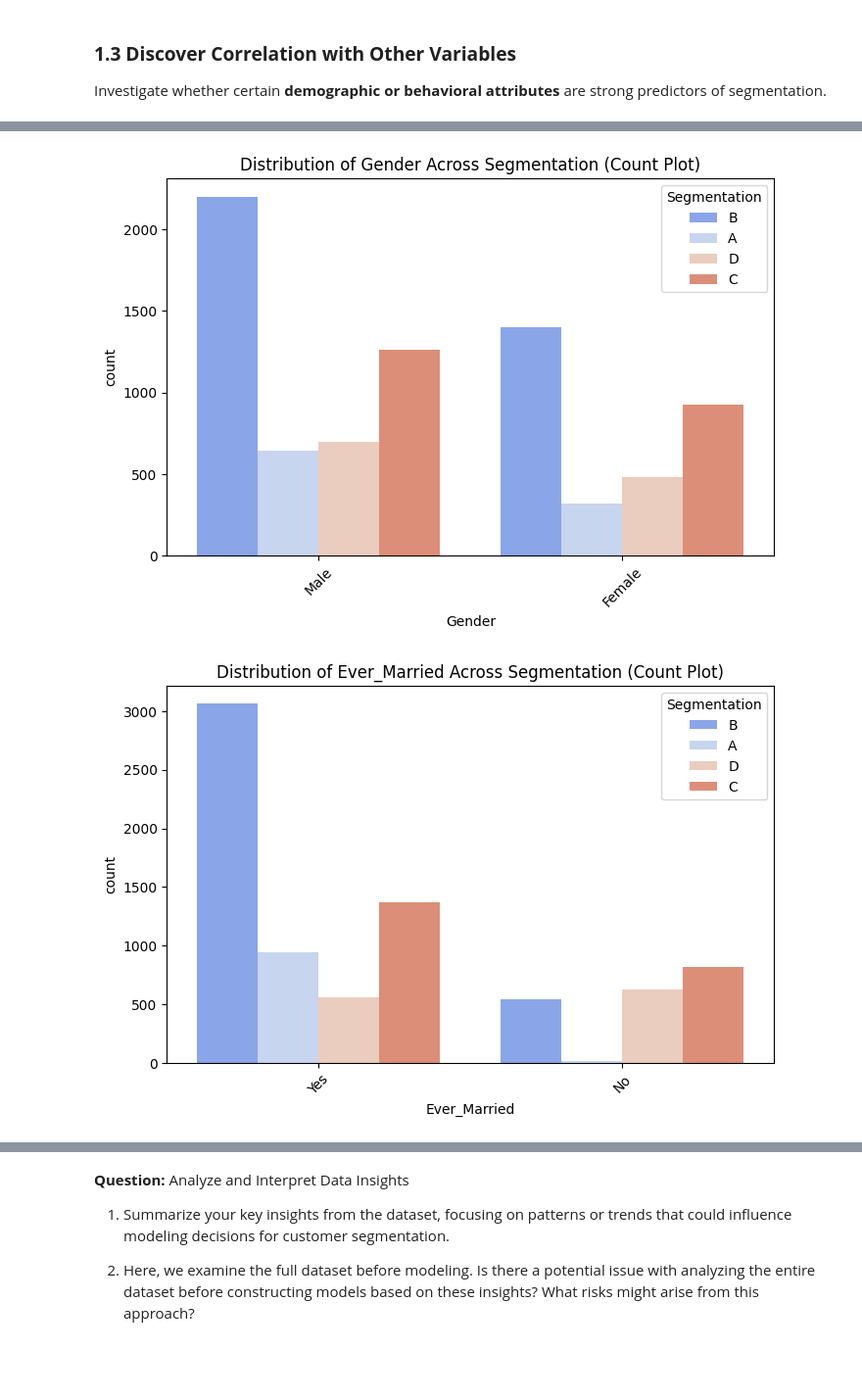
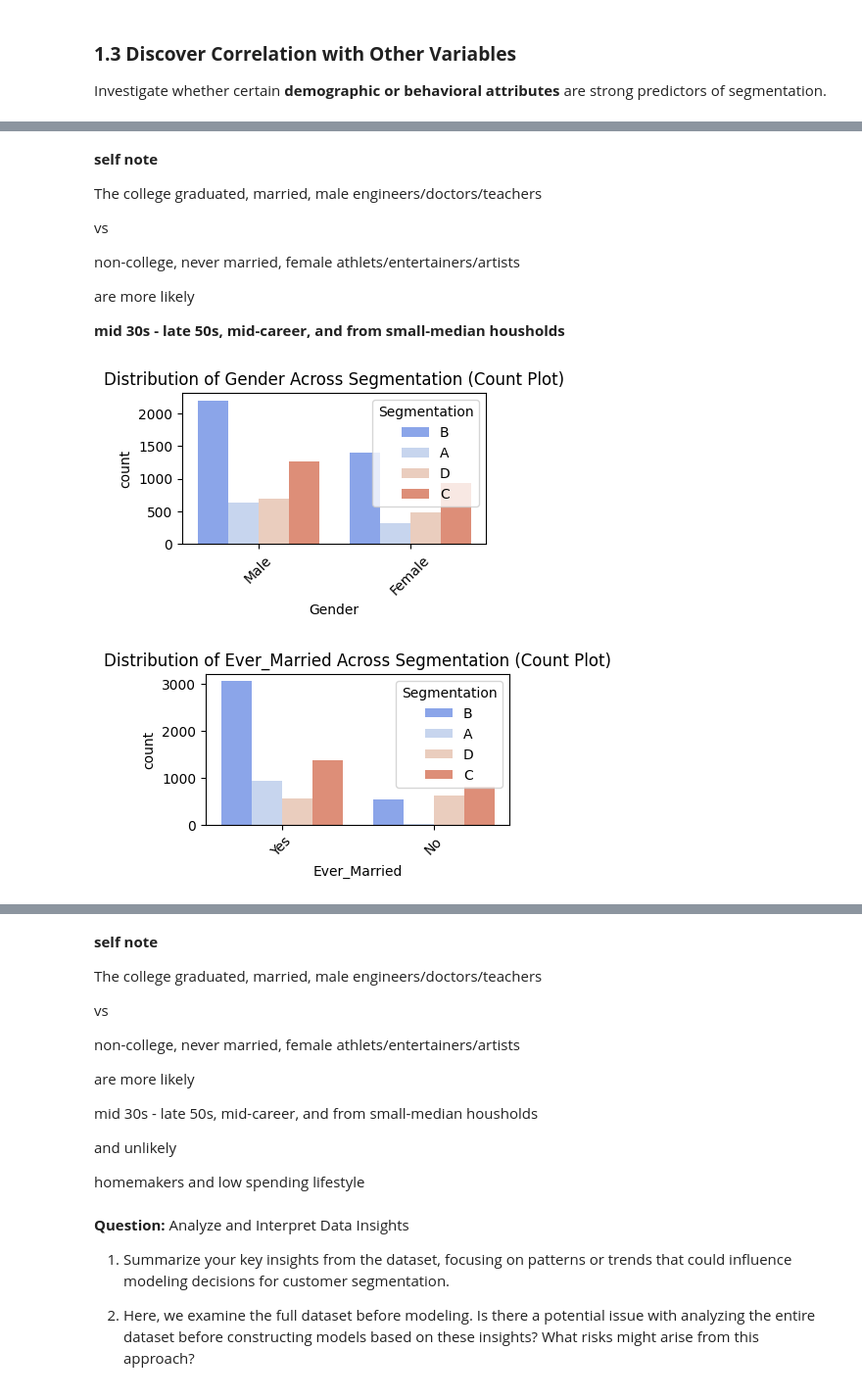
Before and after one commit to fengfrankgthb/BUS-41204, a Jupyter notebook: Problem Sets/PS1.ipynb, the cells around one changed output, grey strips where cells are left out. Shown at 98% size. Drawn from its saved outputs; the diff is of its cells as text; code cells hidden in the pictures; blank space fills up the shorter version.

```diff
--- a/Problem Sets/PS1.ipynb
+++ b/Problem Sets/PS1.ipynb
@@ -521,7 +522,7 @@ categorical_cols = [
 ]
 
 for col in categorical_cols:
-    plt.figure(figsize=(6, 4))
+    plt.figure(figsize=(3, 2))
     sns.countplot(
         x=automobile_customers[col],
         order=automobile_customers[col].value_counts().index,
@@ -546,7 +557,7 @@ Investigate whether certain **demographic or behavioral attributes** are strong
 numerical_cols = ["Age", "Work_Experience", "Family_Size"]
 
 for col in numerical_cols:
-    plt.figure(figsize=(8, 5))
+    plt.figure(figsize=(4, 2))
     sns.boxplot(x="Segmentation", y=col, data=automobile_customers, palette="coolwarm")
     plt.title(f"{col} Distribution Across Segmentation (Boxplot)")
     plt.xlabel("Segmentation")
@@ -568,24 +579,36 @@ Passing `palette` without assigning `hue` is deprecated and will be removed in v
+# %% [markdown]
+**self note**
+
+The college graduated, married, male engineers/doctors/teachers
+
+vs
+
+non-college, never married, female athlets/entertainers/artists
+
+are more likely
+
+**mid 30s - late 50s, mid-career, and from small-median housholds**
 # %%
 # Countplots for Categorical Features vs. Segmentation
 # Countplots
 categorical_cols = [
     "Gender",
     "Ever_Married",
     "Graduated",
     "Profession",
     "Spending_Score",
     "Hidden_Customer_Category",
 ]
 
 for col in categorical_cols:
-    plt.figure(figsize=(8, 5))
+    plt.figure(figsize=(4, 2))
     sns.countplot(
         x=col, hue="Segmentation", data=automobile_customers, palette="coolwarm"
     )
     plt.title(f"Distribution of {col} Across Segmentation (Count Plot)")
     plt.xticks(rotation=45)
     plt.legend(title="Segmentation")
     plt.show()
 # %% [output]
-[figure, old version]
+[figure, new version]
-[figure, old version]
+[figure, new version]
@@ -596,3 +619,19 @@ for col in categorical_cols:
+# %% [markdown]
+**self note**
+
+The college graduated, married, male engineers/doctors/teachers
+
+vs
+
+non-college, never married, female athlets/entertainers/artists
+
+are more likely
+
+mid 30s - late 50s, mid-career, and from small-median housholds
+
+and unlikely
+
+homemakers and low spending lifestyle
 # %% [markdown]
 **Question:** Analyze and Interpret Data Insights
 1. Summarize your key insights from the dataset, focusing on patterns or trends that could influence modeling decisions for customer segmentation.
```
Also changed, not shown: parts of 14 cells of this notebook.
